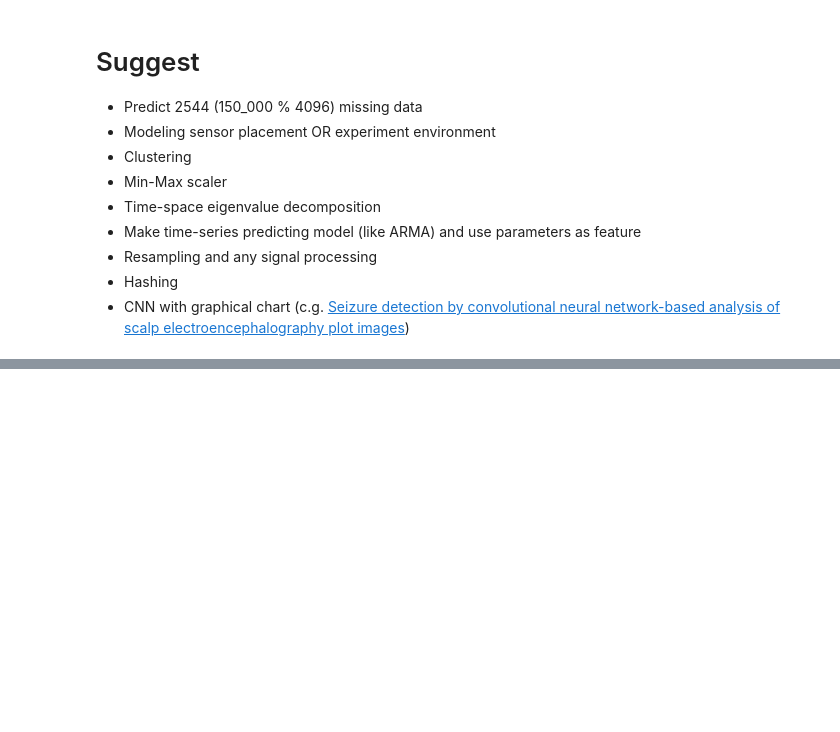
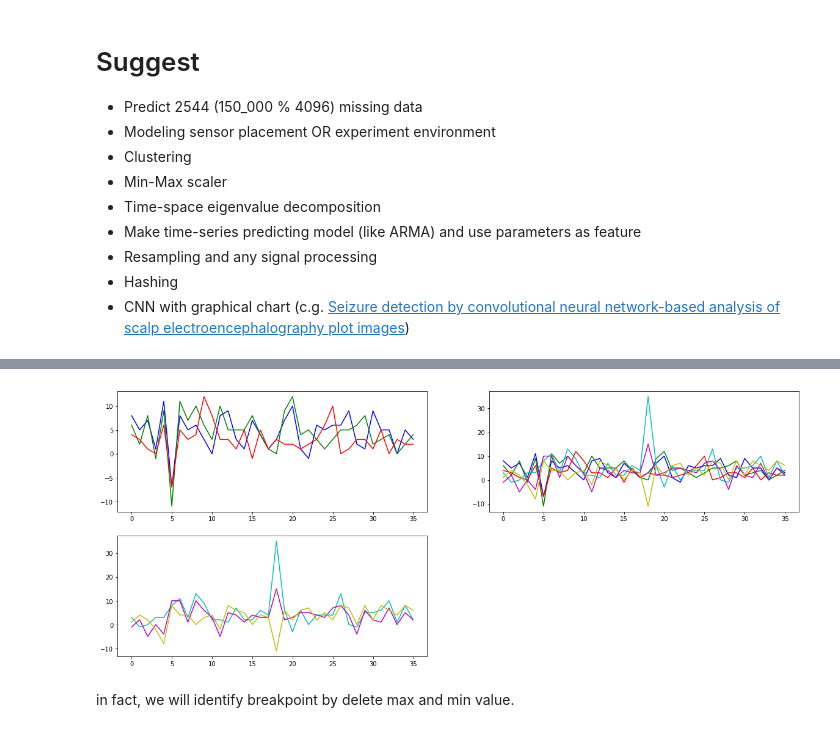
Before and after one commit to sheep02/kaggle, a Jupyter notebook: LANL-Earthquake-Prediction/notebook/LANL EDA.ipynb, the cells around one changed output, grey strips where cells are left out. Saved outputs shown, nothing was run; the diff lists cells and outputs as text; code cells hidden in the pictures; blank space fills up the shorter version.

```diff
--- a/LANL-Earthquake-Prediction/notebook/LANL EDA.ipynb
+++ b/LANL-Earthquake-Prediction/notebook/LANL EDA.ipynb
@@ -370,0 +544,28 @@ for i, color in enumerate(range(pad, 0xFFFFFF-pad, (0xFFFFFF-pad)//n)):
+# %%
+
+pad = 1000481
+
+fig, ax = plt.subplots(2, 2, figsize=(20, 8))
+plt.grid(False)
+ax[1, 1].axis('off')
+
+ax[0, 0].plot(aco.acoustic_data.values[pad:pad+seg_nrows][:end_idx][3036::4096], color='b')
+ax[0, 0].plot(aco.acoustic_data.values[pad:pad+seg_nrows][:end_idx][3037::4096], color='g')
+ax[0, 0].plot(aco.acoustic_data.values[pad:pad+seg_nrows][:end_idx][3038::4096], color='r')
+
+ax[1, 0].plot(aco.acoustic_data.values[pad:pad+seg_nrows][:end_idx][3396::4096], color='c')
+ax[1, 0].plot(aco.acoustic_data.values[pad:pad+seg_nrows][:end_idx][3397::4096], color='m')
+ax[1, 0].plot(aco.acoustic_data.values[pad:pad+seg_nrows][:end_idx][3398::4096], color='y')
+
+ax[0, 1].plot(aco.acoustic_data.values[pad:pad+seg_nrows][:end_idx][3036::4096], color='b')
+ax[0, 1].plot(aco.acoustic_data.values[pad:pad+seg_nrows][:end_idx][3037::4096], color='g')
+ax[0, 1].plot(aco.acoustic_data.values[pad:pad+seg_nrows][:end_idx][3038::4096], color='r')
+ax[0, 1].plot(aco.acoustic_data.values[pad:pad+seg_nrows][:end_idx][3396::4096], color='c')
+ax[0, 1].plot(aco.acoustic_data.values[pad:pad+seg_nrows][:end_idx][3397::4096], color='m')
+ax[0, 1].plot(aco.acoustic_data.values[pad:pad+seg_nrows][:end_idx][3398::4096], color='y')
+
+plt.grid(False)
+# %% [output]
+[figure, added]
+# %% [markdown]
+in fact, we will identify breakpoint by delete max and min value.
```
Also changed, not shown: parts of 26 cells of this notebook.
